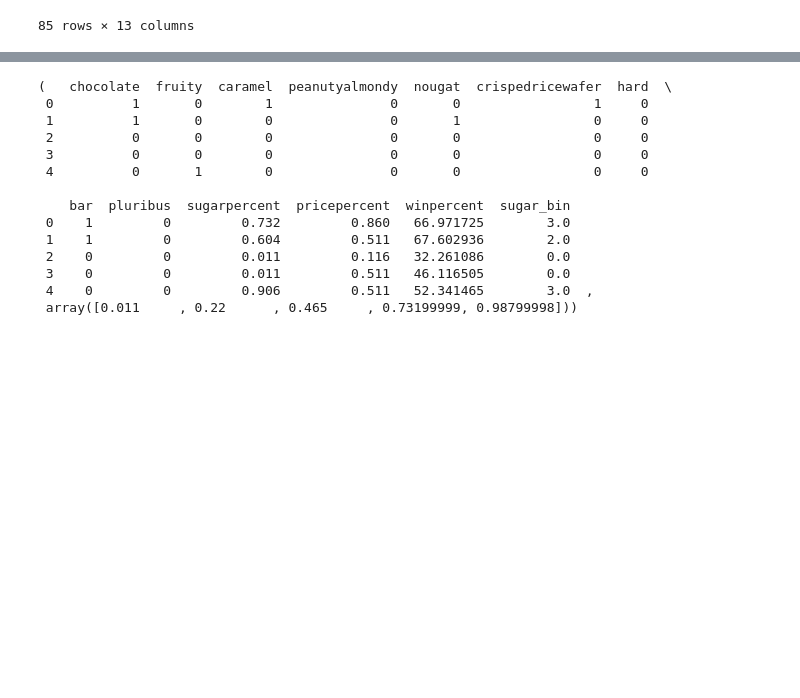
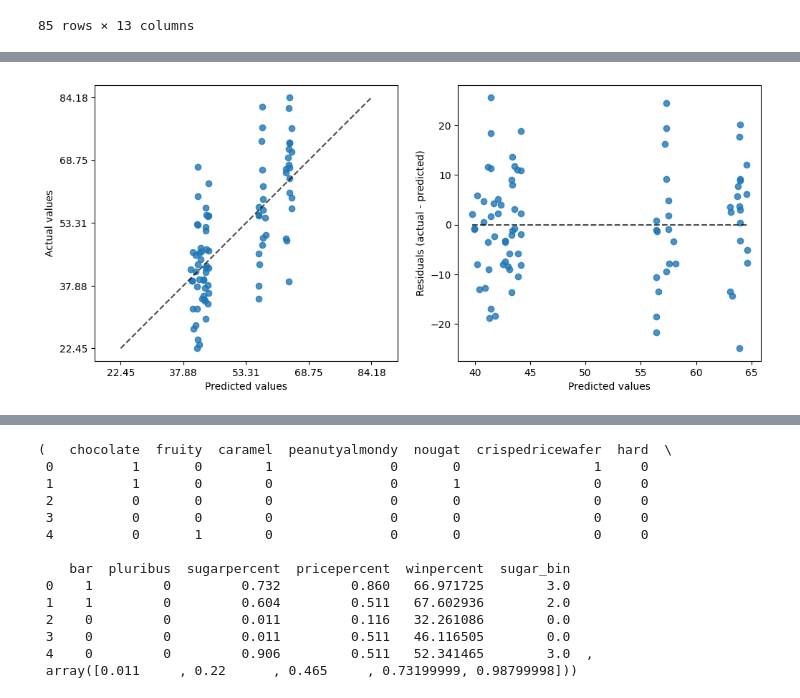
Before and after one commit to Eezzeldin/candy, a Jupyter notebook: candy_priceElasticity.ipynb, the cells around one changed output, grey strips where cells are left out. Drawn from its saved outputs; the diff is of its cells as text; code cells hidden in the pictures; blank space fills up the shorter version.

Commit message:
randomforest fittings on win and price

```diff
--- a/candy_priceElasticity.ipynb
+++ b/candy_priceElasticity.ipynb
@@ -14,9 +14,7 @@ binary_features_cols = ["chocolate" ,
                    "bar"       ,
                    "pluribus"
                    ]
-non_feature_cols   = ["competitorname" , "sugarpercent" , "winpercent"]
-target_col         = "winpercent"
-grouping_col       = 'sugarpercent'
+non_feature_cols   = ["competitorname" , "winpercent" , "pricepercent"]
 # %%
 data = pd.read_csv ("/content/candy-data.csv")
 data
@@ -34,3 +32,24 @@ data
 | 83 | Werther's Original Caramel | 0 | 0 | 1 | 0 | 0 | 0 | 1 | ... |
 | 84 | Whoppers | 1 | 0 | 0 | 0 | 0 | 1 | 0 | ... |
 85 rows × 13 columns
+# %%
+from sklearn.ensemble import RandomForestRegressor
+from sklearn.model_selection import RandomizedSearchCV
+from scipy.stats import randint
+
+# Define parameter space for RandomizedSearchCV
+param_distributions = {
+    'n_estimators': randint(100, 500),
+    'max_depth': randint(3, 20),
+    'min_samples_split': randint(2, 11),
+    'min_samples_leaf': randint(1, 11),
+}
+
+ # Define independent variables (X) and dependent variable (y)
+X       = data.drop(non_feature_cols, axis=1)
+y_price = data['pricepercent']
+y_win   = data['winpercent']
+# %%
+# Setup and fit RandomizedSearchCV for 'pricepercent'
+rs_price = RandomizedSearchCV(RandomForestRegressor(), param_distributions, n_iter=50, cv=3, n_jobs = -1 ,verbose = 100 ,random_state=42)
+rs_price.fit(X, y_price)
@@ -36,0 +65,4 @@ data
+# %%
+# Setup and fit RandomizedSearchCV for 'winpercent'
+rs_win = RandomizedSearchCV(RandomForestRegressor(), param_distributions, n_iter=50, cv=3, n_jobs = -1,verbose = 100 ,random_state=42)
+rs_win.fit(X, y_win)
@@ -36,0 +81,13 @@ data
+# %%
+import matplotlib.pyplot as plt
+from sklearn.metrics import PredictionErrorDisplay
+
+fig, axs = plt.subplots(nrows=1, ncols=2, figsize=(12, 5))
+_ = PredictionErrorDisplay.from_estimator(
+    rs_win, X, y_win, kind="actual_vs_predicted", ax=axs[0]
+)
+_ = PredictionErrorDisplay.from_estimator(
+    rs_win, X, y_win, kind="residual_vs_predicted", ax=axs[1]
+)
+# %% [output]
+[figure, added]
```
Also changed, not shown: parts of 4 cells of this notebook.
